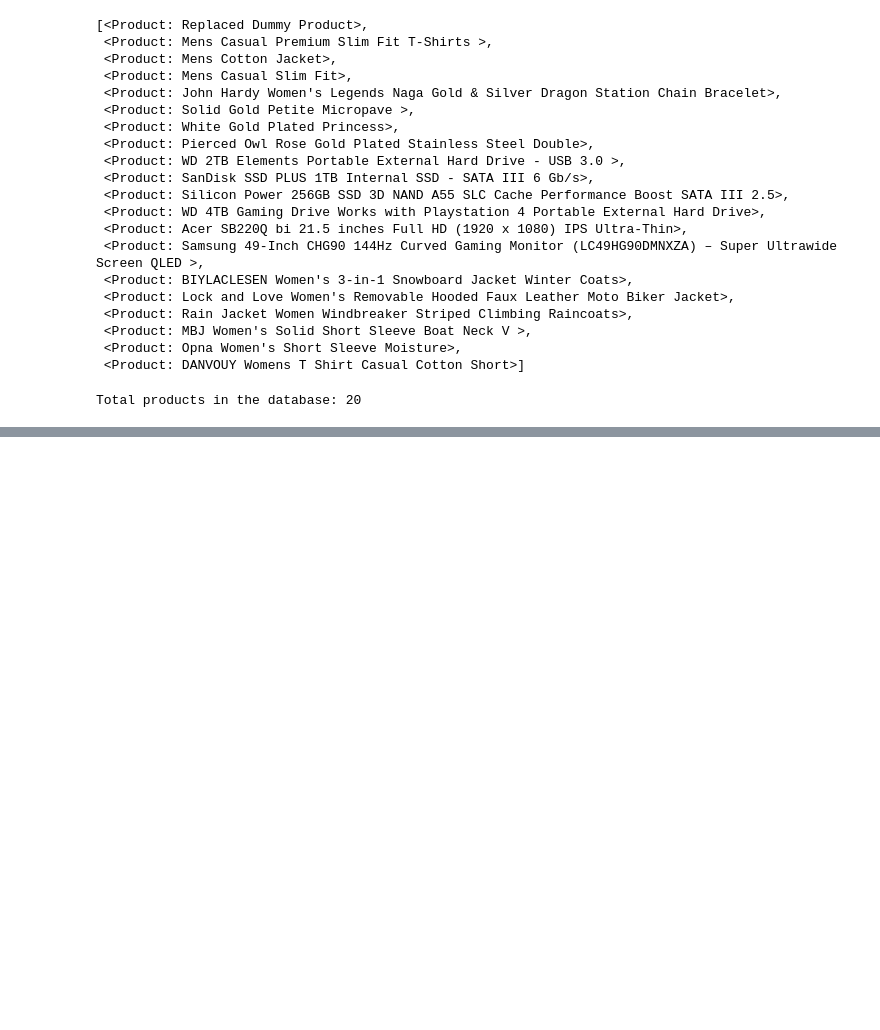
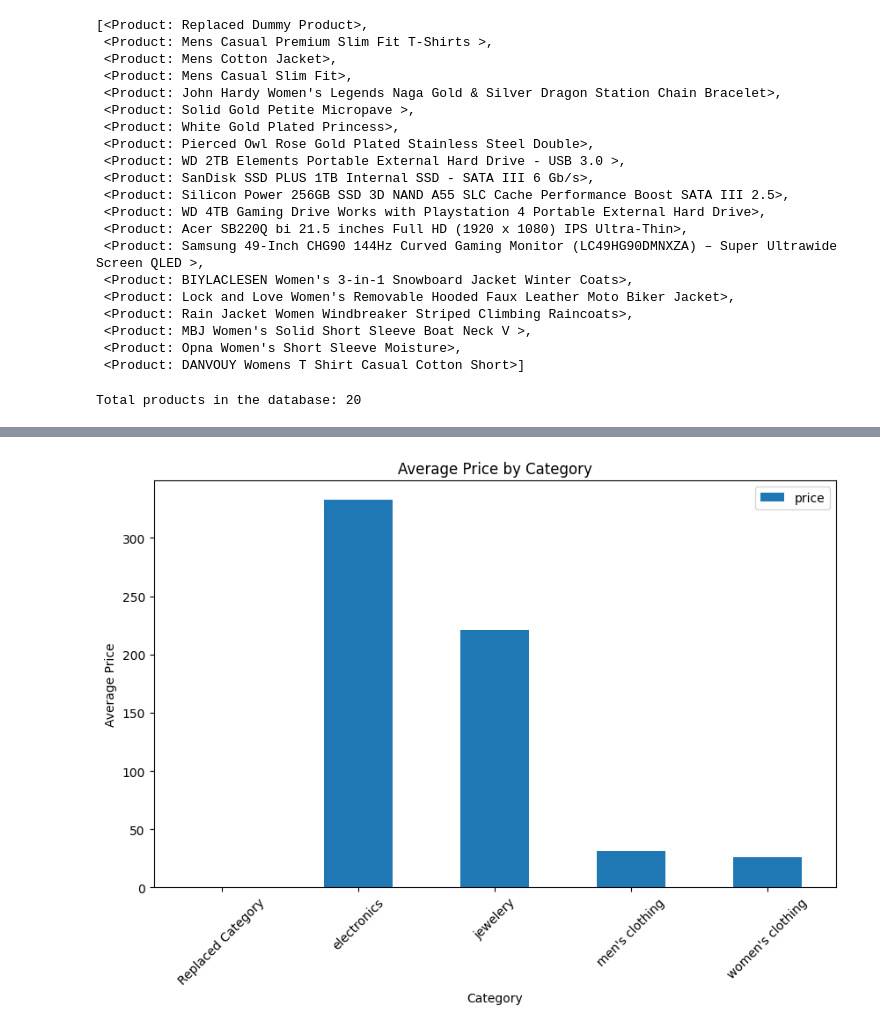
Before and after one commit to AdeebK1129/10_DVP_ecommerce, a Jupyter notebook: ecommerce/notebooks/product_db.ipynb, the cells around one changed output, grey strips where cells are left out. Drawn from its saved outputs; the diff is of its cells as text; code cells hidden in the pictures; blank space fills up the shorter version.

Commit message:
first graph added, more to come

```diff
--- a/ecommerce/notebooks/product_db.ipynb
+++ b/ecommerce/notebooks/product_db.ipynb
@@ -72,0 +80,6 @@ First product: Dummy Product, Price: 0.00, Category: Dummy Category
+# %%
+categorygroup = df_products.groupby('category')
+
+avgpricecategory = categorygroup['price'].mean()
+
+print(avgpricecategory)
@@ -72,0 +94,14 @@ First product: Dummy Product, Price: 0.00, Category: Dummy Category
+# %%
+avgpricecategory = avgpricecategory.reset_index()
+
+avgpricecategory.plot(kind='bar', x='category', y='price', figsize=(10, 6))
+
+
+plt.xlabel('Category')
+plt.ylabel('Average Price')
+plt.title('Average Price by Category')
+plt.xticks(rotation = 45)
+
+plt.show()
+# %% [output]
+[figure, added]
```
Also changed, not shown: parts of 3 cells of this notebook, 3 other files.
